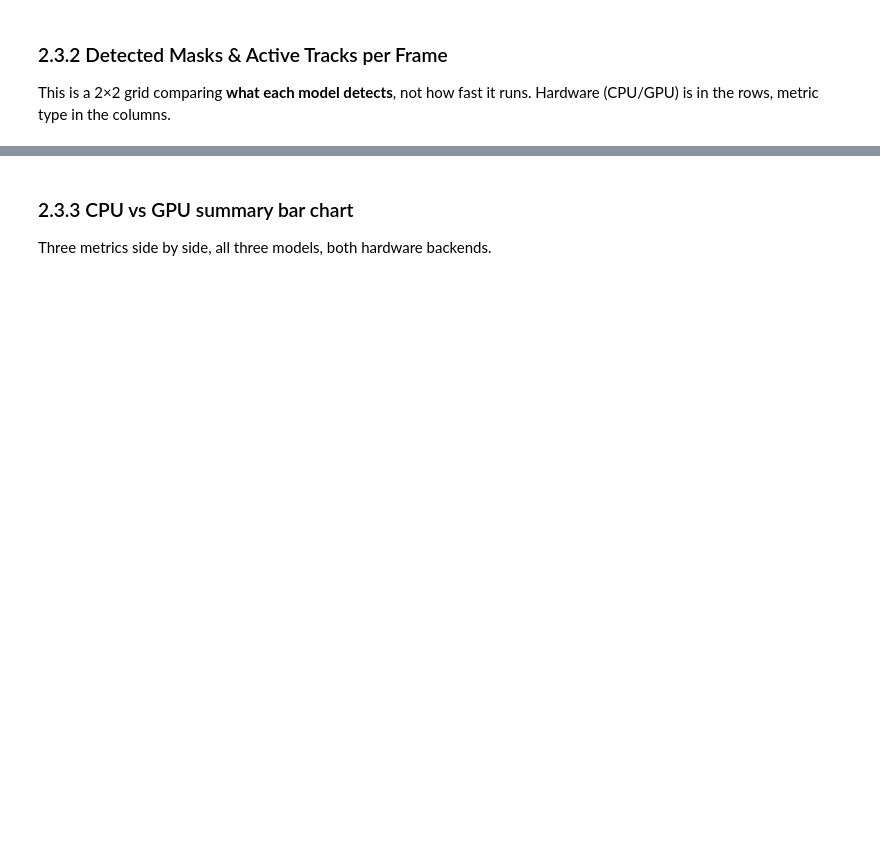
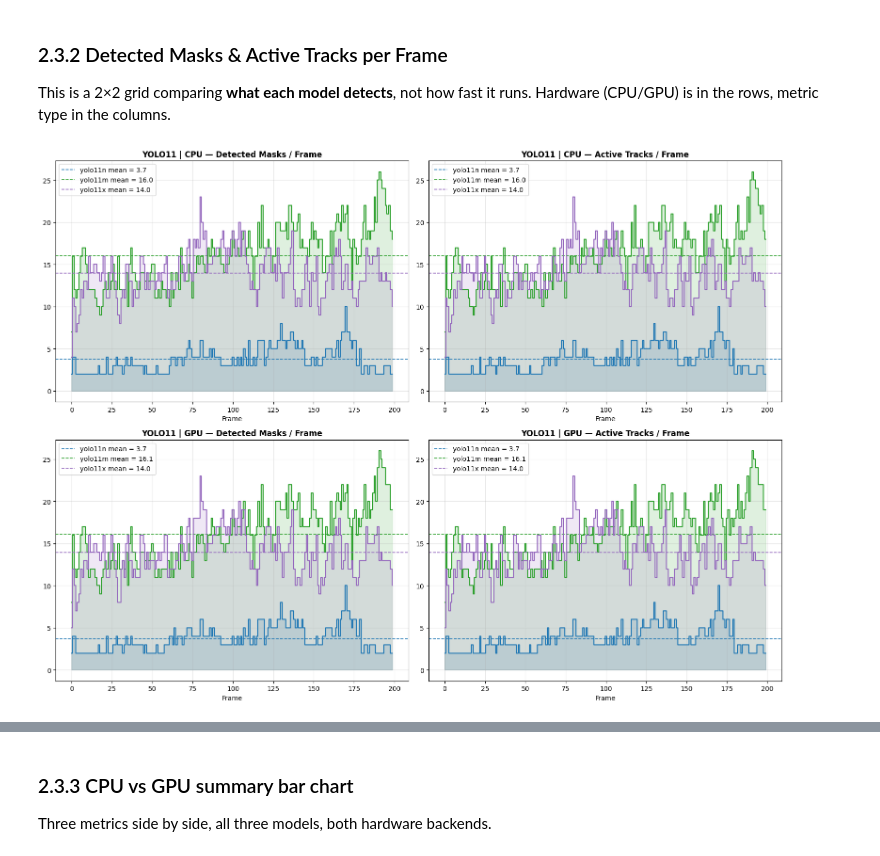
Before and after one commit to EzequielMatiasArevalo/tuia-computer-vision, a Jupyter notebook: colab/class_7_CPU_vs_GPU_YOLOV11_vs_SAM3.ipynb, the cells around one changed output, grey strips where cells are left out. Cells and saved outputs as stored; diff of their text form; code cells hidden in the pictures; blank space fills up the shorter version.

```diff
--- a/colab/class_7_CPU_vs_GPU_YOLOV11_vs_SAM3.ipynb
+++ b/colab/class_7_CPU_vs_GPU_YOLOV11_vs_SAM3.ipynb
@@ -718,40 +958,39 @@ This is a 2×2 grid comparing **what each model detects**, not how fast it runs.
 # %%
 # ── 2. Masks & tracks per frame ────────────────────────────────
 fig, axes = plt.subplots(2, 2,
                           figsize=(16, 4 * len(all_results)))
 if len(all_results) == 1:
     axes = [axes]
 
 for m in MODEL_NAMES:
-  # ── 1. Inference time over frames ──────────────────────────────
-
   metrics = all_results[m]
 
   model_name_base = m.split(".")[0].split("-")[0]
 
   for row, (label, data) in enumerate(metrics.items()):
       col = PALETTE_BY_MODEL.get(m, 'steelblue')
       xs  = np.arange(len(data['n_masks']))
 
-      for ax, key, title, color in zip(
+      for ax, key, title in zip(
           axes[row],
           ['n_masks', 'n_tracks'],
           ['Detected Masks / Frame', 'Active Tracks / Frame'],
-          [col, col]
       ):
           vals = np.array(data[key])
-          ax.step(xs, vals, where='mid', color=color, lw=1.5)
-          ax.fill_between(xs, vals, step='mid', alpha=0.15, color=color)
+          ax.step(xs, vals, where='mid', color=col, lw=1.5)
+          ax.fill_between(xs, vals, step='mid', alpha=0.15, color=col)
           ax.axhline(np.mean(vals), ls='--', color=col, lw=1.2,
-                    label=f'{m} mean = {np.mean(vals):.1f}')
+                    label=f'{model_name_base} mean = {np.mean(vals):.1f}')
           ax.set_title(f'YOLO11 | {label} — {title}', fontweight='bold')
           ax.set_xlabel('Frame')
           ax.legend()
           ax.grid(True, alpha=0.3)
 
 plt.tight_layout()
 plt.savefig('results/yolo11_masks_tracks.png', dpi=150, bbox_inches='tight')
 plt.show()
+# %% [output]
+[figure, added]
 # %% [markdown]
 #### Analysis
 ---
```
Also changed, not shown: parts of 51 cells of this notebook, 8 other files.
